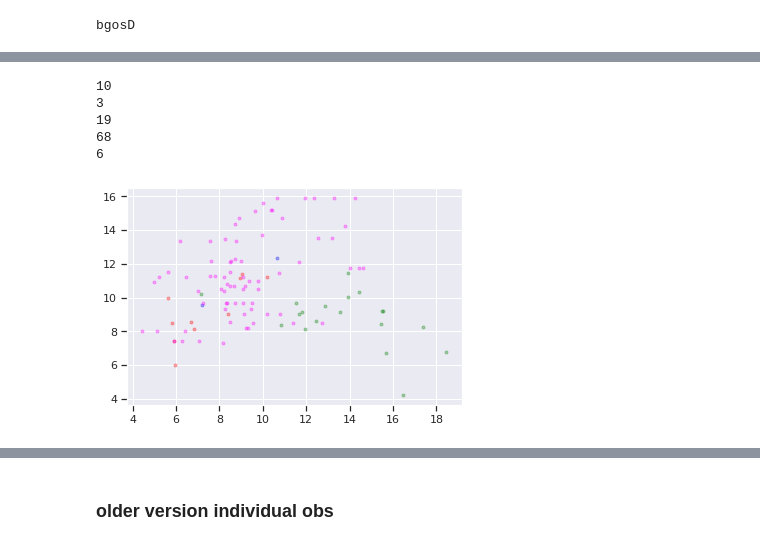
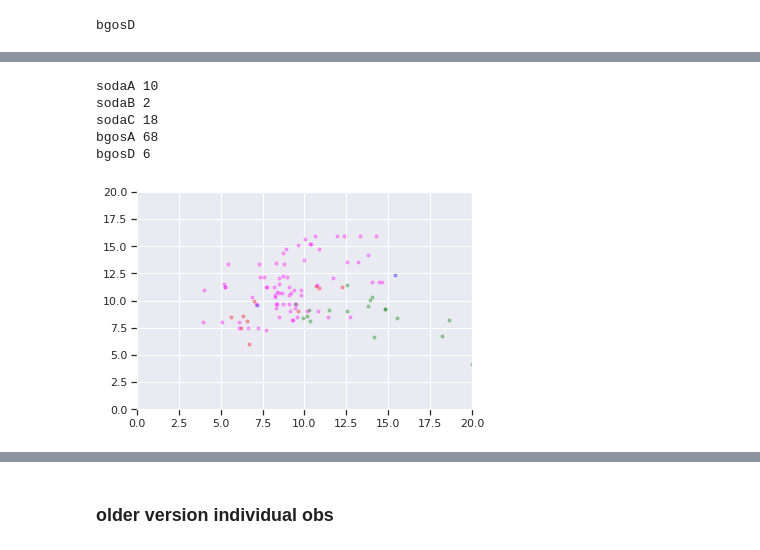
Before and after one commit to vtcooper/waveice, a Jupyter notebook: observations_paper/obs_paper_preprocess.ipynb, the cells around one changed output, grey strips where cells are left out. Saved outputs shown, nothing was run; the diff lists cells and outputs as text; code cells hidden in the pictures.

```diff
--- a/observations_paper/obs_paper_preprocess.ipynb
+++ b/observations_paper/obs_paper_preprocess.ipynb
@@ -721,3 +722,10 @@ Wall time: 40.7 s
+# %%
+## constants
+Ip = 1.9 # Voermans 1.9 to 3.1 (wide to narrow), 2.5 works (Thomson 2013)
+vk = 0.41 # von karman constant
+beta = 0.012 #(Juszko 1995)
+alpha = 0.012 # Charnock 1955
+g = 9.81
 # %%
 ## recoded to have all obs together
 
@@ -827,0 +857,20 @@ with sns.axes_style('white'):
+# %%
+clist = ['r','b','g','magenta','magenta']
+i=0
+
+Nlim = 10
+
+plt.figure(figsize=(6,6))
+
+for key,tempds in spec_d.items():
+    plt.plot(tempds.u10est.where(tempds.N >= Nlim),
+             tempds.jra.where(tempds.N >= Nlim),
+             ls='',marker='.',alpha=0.5,c=clist[i])
+    nptemp = tempds.u10est.where(tempds.N >= Nlim).values
+    nptemp = nptemp[~np.isnan(nptemp)]
+    print(key,len(nptemp))
+    i+=1
+
+plt.ylim(0,20)
+plt.xlim(0,20)
+plt.show()
@@ -828,15 +884,20 @@ with sns.axes_style('white'):
 # %%
 clist = ['r','b','g','magenta','magenta']
 i=0
 for key,tempds in spec_d.items():
     plt.plot(tempds.u10est,tempds.jra,ls='',marker='.',alpha=0.3,c=clist[i])
-    print(len(tempds.u10est))
+    nptemp = tempds.u10est.values
+    nptemp = nptemp[~np.isnan(nptemp)]
+    print(key,len(nptemp))
     i+=1
+
+plt.ylim(0,20)
+plt.xlim(0,20)
 plt.show()
 # %% [output]
-10
-3
-19
-68
-6
+sodaA 10
+sodaB 2
+sodaC 18
+bgosA 68
+bgosD 6
-[figure, old version]
+[figure, new version]
```
Also changed, not shown: parts of 18 cells of this notebook.
